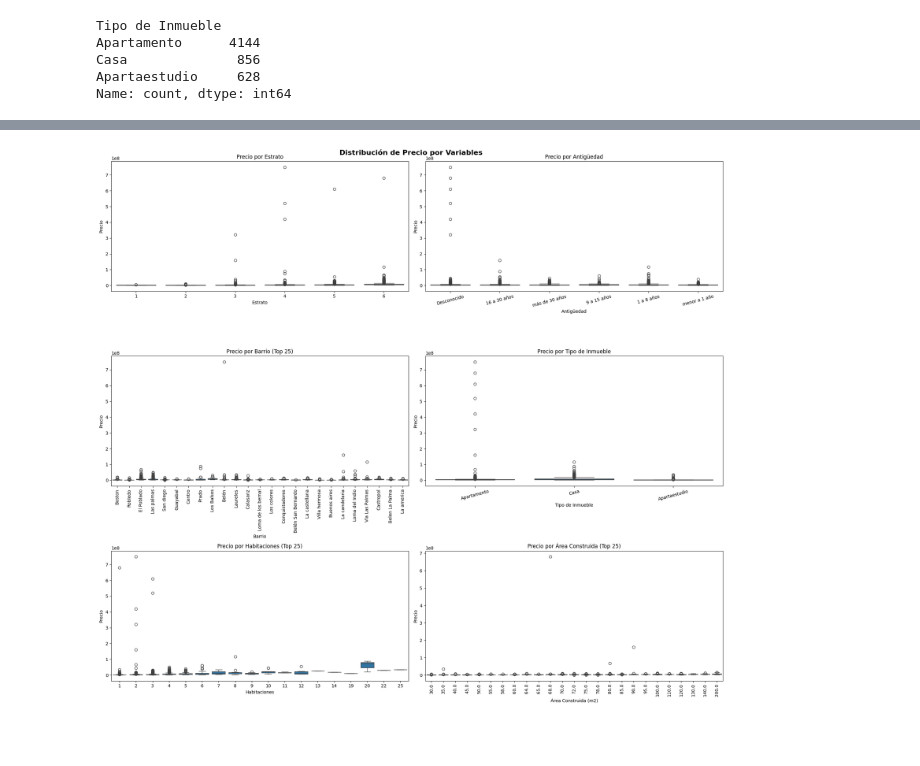
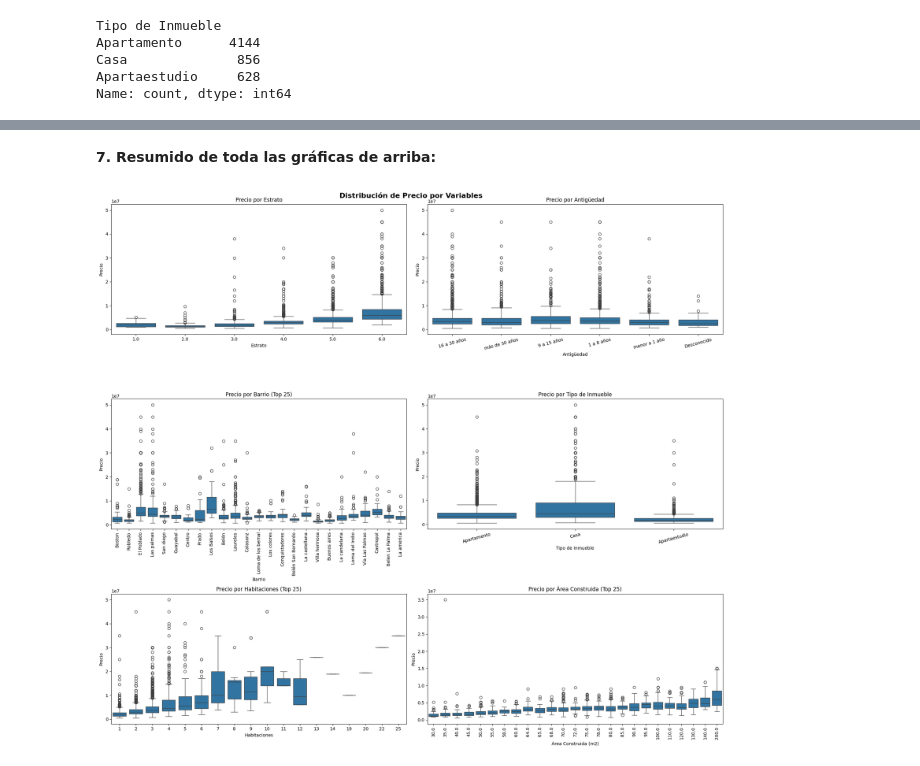
Before and after one commit to EloisaCB43/Proyecto2_ML, a Jupyter notebook: EDA.ipynb, the cells around one changed output, grey strips where cells are left out. Cells and saved outputs as stored; diff of their text form; code cells hidden in the pictures; blank space fills up the shorter version.

```diff
--- a/EDA.ipynb
+++ b/EDA.ipynb
@@ -66,0 +328,4 @@ df["ID"] = df["ID"].astype(str)
+# %%
+# Para cada barrio, rellena los nulos de Antigüedad con el valor de antigüedad más común en ese mismo barrio. Si el barrio no tiene ningún dato de antigüedad, ponemos 'Desconocido'.
+df_filtrado['Antigüedad'] = df_filtrado.groupby('Barrio')['Antigüedad'].transform(
+                              lambda x: x.fillna(x.mode()[0]) if not x.mode().empty else "Desconocido")
@@ -66,0 +442,5 @@ df["ID"] = df["ID"].astype(str)
+# %%
+# Imputamos Estrato por moda de barrio
+df_filtrado["Estrato"] = df_filtrado.groupby("Barrio")["Estrato"].transform(
+    lambda x: x.fillna(x.mode()[0] if not x.mode().empty else x.median())
+)
@@ -66,0 +452,2 @@ df["ID"] = df["ID"].astype(str)
+# %%
+df_filtrado.loc[df_filtrado["Barrio"] == "San benito", "Estrato"] = 3
@@ -67,14 +458,14 @@ df["ID"] = df["ID"].astype(str)
 # %%
 # Remplazar las variables numéricas faltantes utilizando KNNImputer
 
-cols_int = ["Estrato", "Baños", "Habitaciones", "Piso N°"]
+cols_int = ["Baños", "Habitaciones", "Piso N°"]
 cols_float = ["Área Construida (m2)", "Área Privada (m2)"]
 cols_all = cols_int + cols_float
 
 imputer = KNNImputer(n_neighbors=5)
-df[cols_all] = imputer.fit_transform(df[cols_all])
+df_filtrado[cols_all] = imputer.fit_transform(df_filtrado[cols_all])
 
 # cambiamos de tipo de variable a int y float
-df[cols_int] = df[cols_int].astype(int)
+df_filtrado[cols_int] = df_filtrado[cols_int].astype(int)
 # cambiamos de tipo de variable a float
-df[cols_float] = df[cols_float].astype(float)
+df_filtrado[cols_float] = df_filtrado[cols_float].astype(float)
@@ -259,50 +725,52 @@ desc.sort_values("count", ascending=False).head(50)
+# %% [markdown]
+**7. Resumido de toda las gráficas de arriba:**
 # %%
 import matplotlib.pyplot as plt
 import seaborn as sns
 
 # Top 25 de cada variable
-top_barrios = df["Barrio"].value_counts().head(25).index
-top_habitaciones = df["Habitaciones"].value_counts().head(25).index
-top_area = df["Área Construida (m2)"].value_counts().head(25).index
+top_barrios = df_filtrado["Barrio"].value_counts().head(25).index
+top_habitaciones = df_filtrado["Habitaciones"].value_counts().head(25).index
+top_area = df_filtrado["Área Construida (m2)"].value_counts().head(25).index
 
 # Filtros
-df_barrio = df[df["Barrio"].isin(top_barrios)]
-df_hab = df[df["Habitaciones"].isin(top_habitaciones)]
-df_area = df[df["Área Construida (m2)"].isin(top_area)]
+df_barrio = df_filtrado[df_filtrado["Barrio"].isin(top_barrios)]
+df_hab = df_filtrado[df_filtrado["Habitaciones"].isin(top_habitaciones)]
+df_area = df_filtrado[df_filtrado["Área Construida (m2)"].isin(top_area)]
 
 # Tablero
 fig, axes = plt.subplots(3, 2, figsize=(20, 18))
 fig.suptitle("Distribución de Precio por Variables", fontsize=16, fontweight="bold")
 
 # 1. Estrato
-sns.boxplot(data=df, x="Estrato", y="Precio", ax=axes[0, 0])
+sns.boxplot(data=df_filtrado, x="Estrato", y="Precio", ax=axes[0, 0])
 axes[0, 0].set_title("Precio por Estrato")
 
 # 2. Antigüedad
-sns.boxplot(data=df, x="Antigüedad", y="Precio", ax=axes[0, 1])
+sns.boxplot(data=df_filtrado, x="Antigüedad", y="Precio", ax=axes[0, 1])
 axes[0, 1].set_title("Precio por Antigüedad")
 axes[0, 1].tick_params(axis="x", rotation=15)
 
 # 3. Barrio (Top 25)
 sns.boxplot(data=df_barrio, x="Barrio", y="Precio", ax=axes[1, 0])
 axes[1, 0].set_title("Precio por Barrio (Top 25)")
 axes[1, 0].tick_params(axis="x", rotation=90)
 
 # 4. Tipo de Inmueble
-sns.boxplot(data=df, x="Tipo de Inmueble", y="Precio", ax=axes[1, 1])
+sns.boxplot(data=df_filtrado, x="Tipo de Inmueble", y="Precio", ax=axes[1, 1])
 axes[1, 1].set_title("Precio por Tipo de Inmueble")
 axes[1, 1].tick_params(axis="x", rotation=15)
 
 # 5. Habitaciones (Top 25)
 sns.boxplot(data=df_hab, x="Habitaciones", y="Precio", ax=axes[2, 0])
 axes[2, 0].set_title("Precio por Habitaciones (Top 25)")
 
 # 6. Área Construida (Top 25)
 sns.boxplot(data=df_area, x="Área Construida (m2)", y="Precio", ax=axes[2, 1])
 axes[2, 1].set_title("Precio por Área Construida (Top 25)")
 axes[2, 1].tick_params(axis="x", rotation=90)
 
 plt.tight_layout()
 plt.show()
 # %% [output]
-[figure, old version]
+[figure, new version]
```
Also changed, not shown: parts of 96 cells of this notebook, 2 other files.
